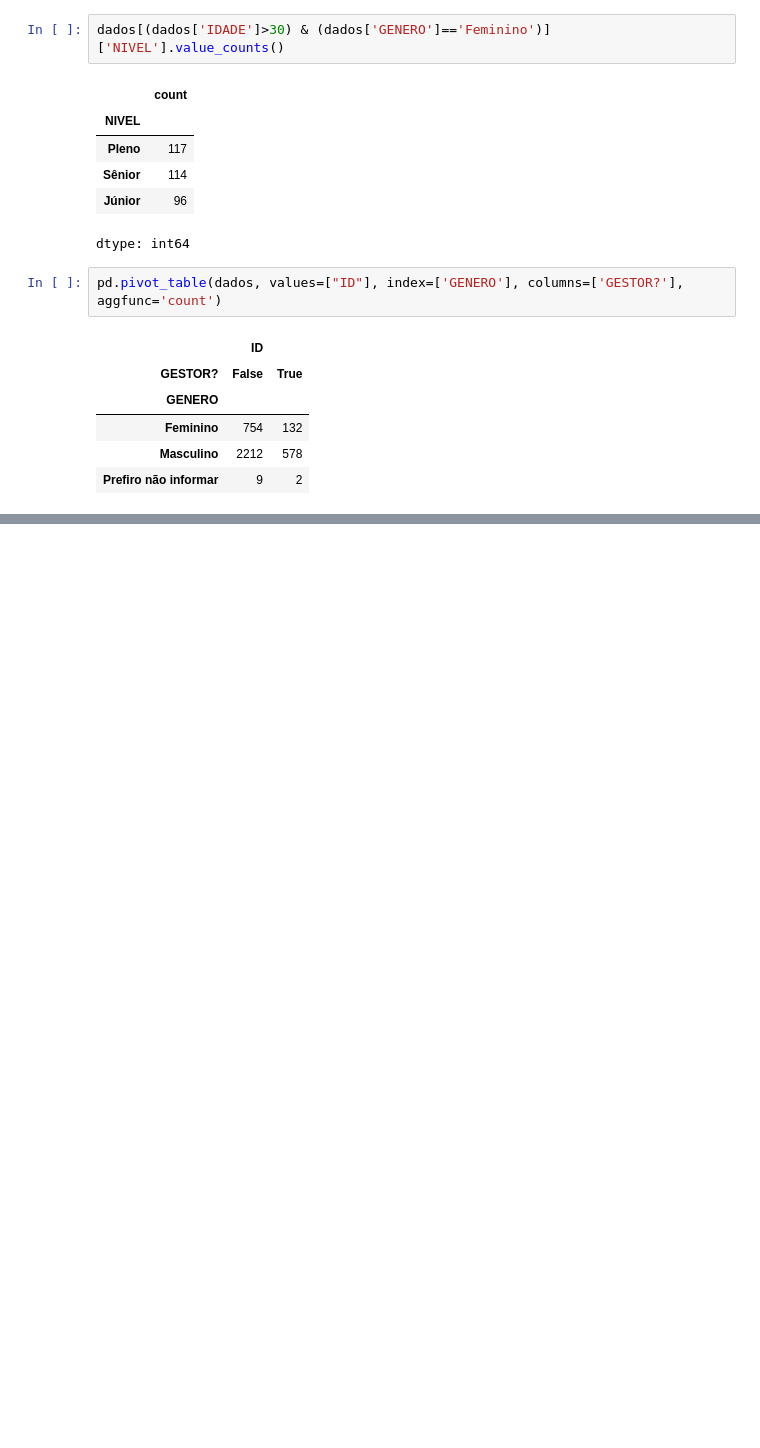
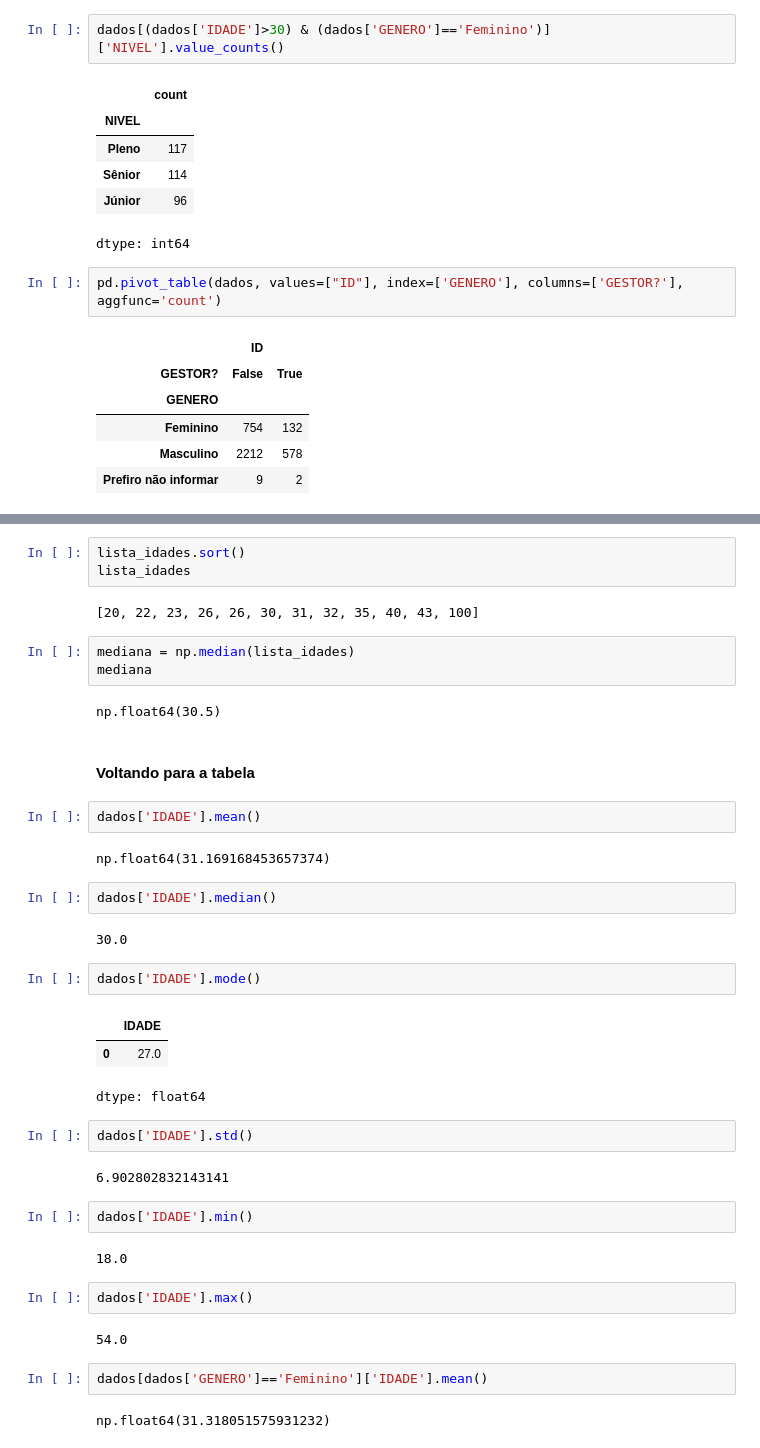
Before and after one commit to alessandrasarah/projetos-python, a Jupyter notebook: Uso_da_biblioteca_Pandas.ipynb, the cells around one changed output, grey strips where cells are left out. Drawn from its saved outputs; the diff is of its cells as text; blank space fills up the shorter version.

```diff
--- a/Uso_da_biblioteca_Pandas.ipynb
+++ b/Uso_da_biblioteca_Pandas.ipynb
@@ -295,0 +327,42 @@ pd.pivot_table(dados, values=["ID"], index=['GENERO'], columns=['GESTOR?'], aggf
+# %%
+lista_idades.sort()
+lista_idades
+# %% [output]
+[20, 22, 23, 26, 26, 30, 31, 32, 35, 40, 43, 100]
+# %%
+mediana = np.median(lista_idades)
+mediana
+# %% [output]
+np.float64(30.5)
+# %% [markdown]
+#### Voltando para a tabela
+# %%
+dados['IDADE'].mean()
+# %% [output]
+np.float64(31.169168453657374)
+# %%
+dados['IDADE'].median()
+# %% [output]
+30.0
+# %%
+dados['IDADE'].mode()
+# %% [output]
+|  | IDADE |
+| 0 | 27.0 |
+dtype: float64
+# %%
+dados['IDADE'].std()
+# %% [output]
+6.902802832143141
+# %%
+dados['IDADE'].min()
+# %% [output]
+18.0
+# %%
+dados['IDADE'].max()
+# %% [output]
+54.0
+# %%
+dados[dados['GENERO']=='Feminino']['IDADE'].mean()
+# %% [output]
+np.float64(31.318051575931232)
```
Also changed, not shown: parts of 9 cells of this notebook.
